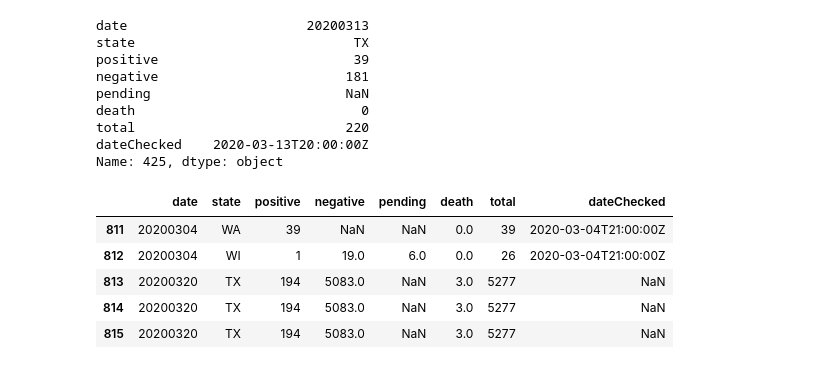
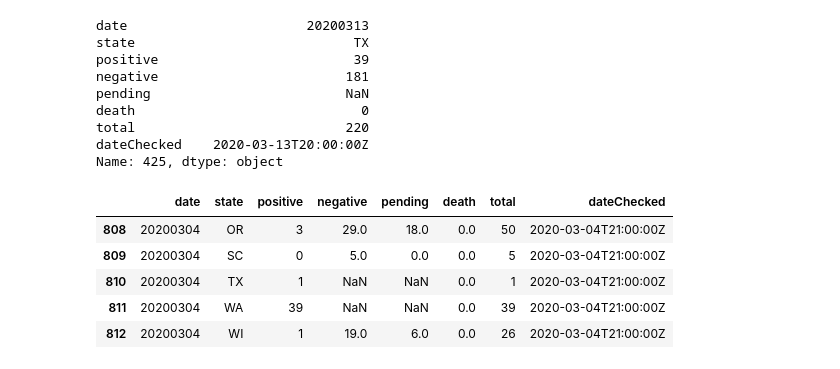
Before and after one commit to birdsarah/COVID19-mortality, a Jupyter notebook: Texas DataPrep.ipynb, the cells around one changed output. Drawn from its saved outputs; the diff is of its cells as text; code cells hidden in the pictures.

```diff
--- a/Texas DataPrep.ipynb
+++ b/Texas DataPrep.ipynb
@@ -66,15 +30,14 @@ total                           220
 dateChecked    2020-03-13T20:00:00Z
 Name: 425, dtype: object
 # %%
-df_ts = df_ts.append(tx_new, ignore_index=True)
 df_ts.death = df_ts.death.fillna(0)
 df_ts.tail()
 # %% [output]
 |  | date | state | positive | negative | pending | death | total | dateChecked |
+| 808 | 20200304 | OR | 3 | 29.0 | 18.0 | 0.0 | 50 | 2020-03-04T21:00:00Z |
+| 809 | 20200304 | SC | 0 | 5.0 | 0.0 | 0.0 | 5 | 2020-03-04T21:00:00Z |
+| 810 | 20200304 | TX | 1 | NaN | NaN | 0.0 | 1 | 2020-03-04T21:00:00Z |
 | 811 | 20200304 | WA | 39 | NaN | NaN | 0.0 | 39 | 2020-03-04T21:00:00Z |
 | 812 | 20200304 | WI | 1 | 19.0 | 6.0 | 0.0 | 26 | 2020-03-04T21:00:00Z |
-| 813 | 20200320 | TX | 194 | 5083.0 | NaN | 3.0 | 5277 | NaN |
-| 814 | 20200320 | TX | 194 | 5083.0 | NaN | 3.0 | 5277 | NaN |
-| 815 | 20200320 | TX | 194 | 5083.0 | NaN | 3.0 | 5277 | NaN |
 # %%
 df_ts.to_parquet('states_daily.parquet')
```
Also changed, not shown: parts of 3 cells of this notebook, 1 other file.
